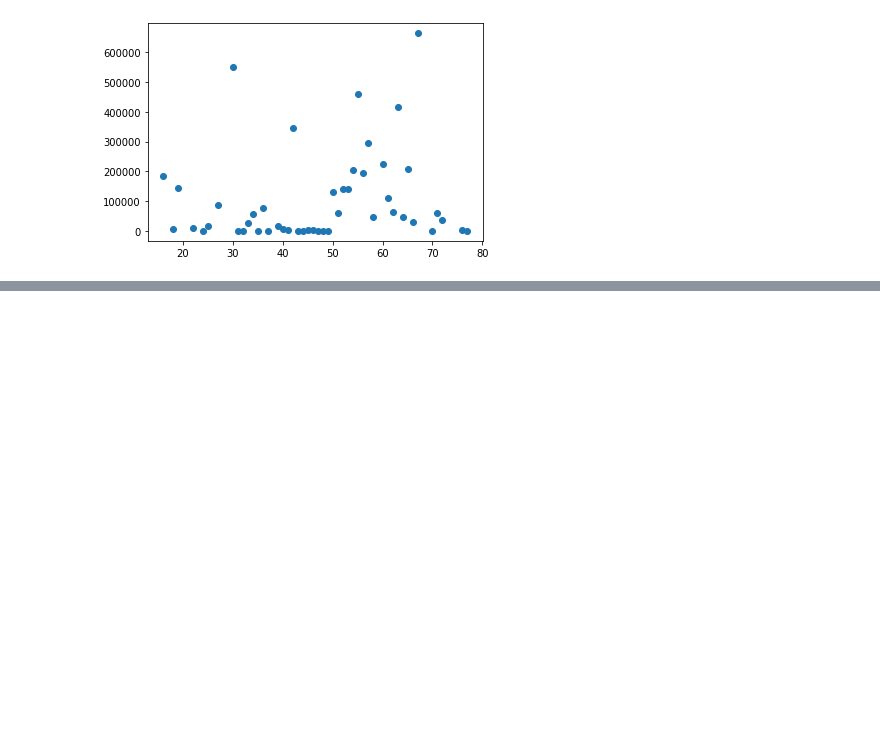
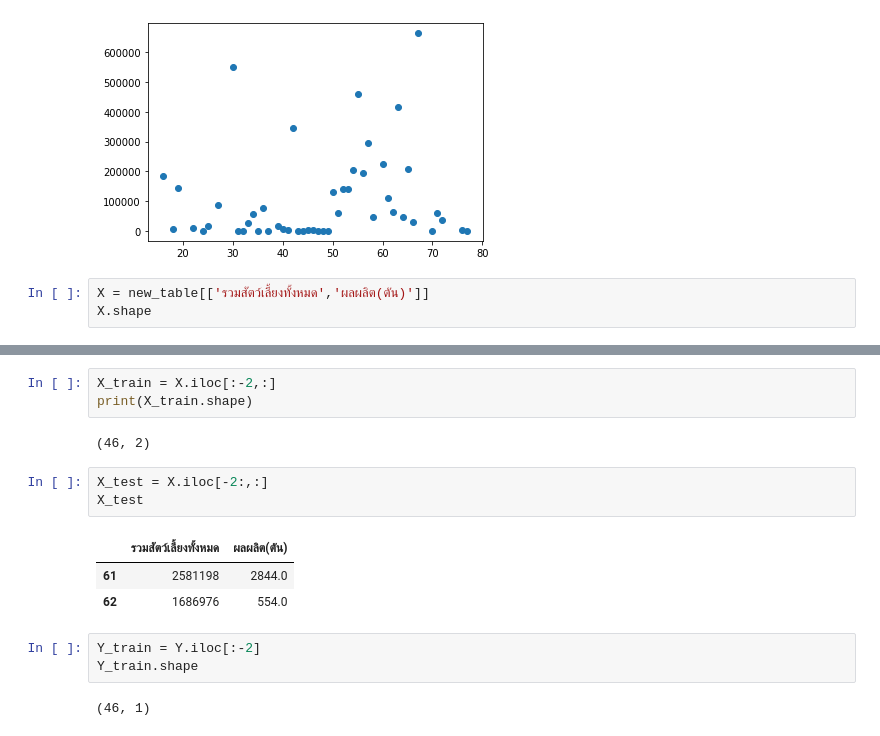
Before and after one commit to tthawatch/DPDM, a Jupyter notebook: Untitled2.ipynb, the cells around one changed output, grey strips where cells are left out. Drawn from its saved outputs; the diff is of its cells as text; blank space fills up the shorter version.

```diff
--- a/Untitled2.ipynb
+++ b/Untitled2.ipynb
@@ -421,3 +421,6 @@ plt.scatter(new_table['รหัสจังหวัด'],merged_table_nm['ผ
 # %% [output]
 <matplotlib.collections.PathCollection at 0x...>
 [figure]
+# %%
+X = new_table[['รวมสัตว์เลี้ยงทั้งหมด','ผลผลิต(ตัน)']]
+X.shape
@@ -423,0 +450,17 @@ plt.scatter(new_table['รหัสจังหวัด'],merged_table_nm['ผ
+# %%
+X_train = X.iloc[:-2,:]
+print(X_train.shape)
+# %% [output]
+(46, 2)
+# %%
+X_test = X.iloc[-2:,:]
+X_test
+# %% [output]
+|  | รวมสัตว์เลี้ยงทั้งหมด | ผลผลิต(ตัน) |
+| 61 | 2581198 | 2844.0 |
+| 62 | 1686976 | 554.0 |
+# %%
+Y_train = Y.iloc[:-2]
+Y_train.shape
+# %% [output]
+(46, 1)
```
Also changed, not shown: parts of 21 cells of this notebook.
